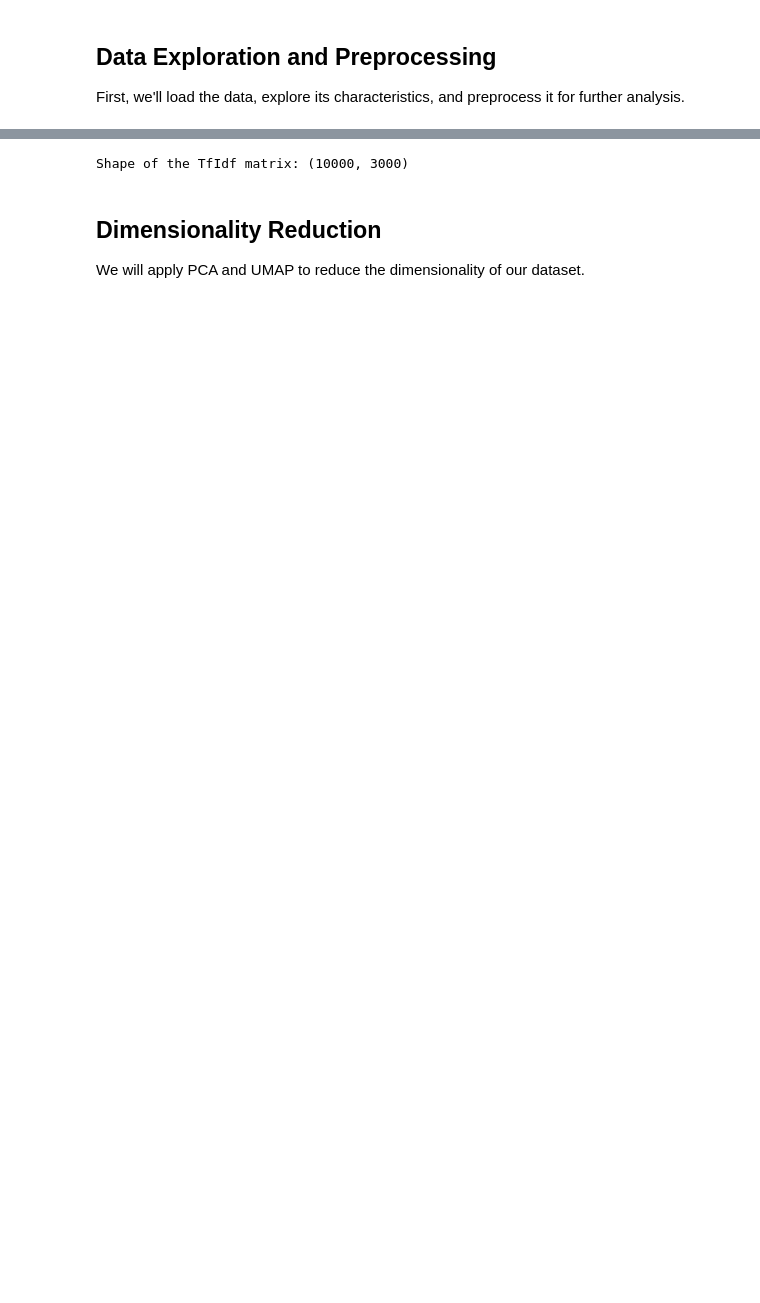
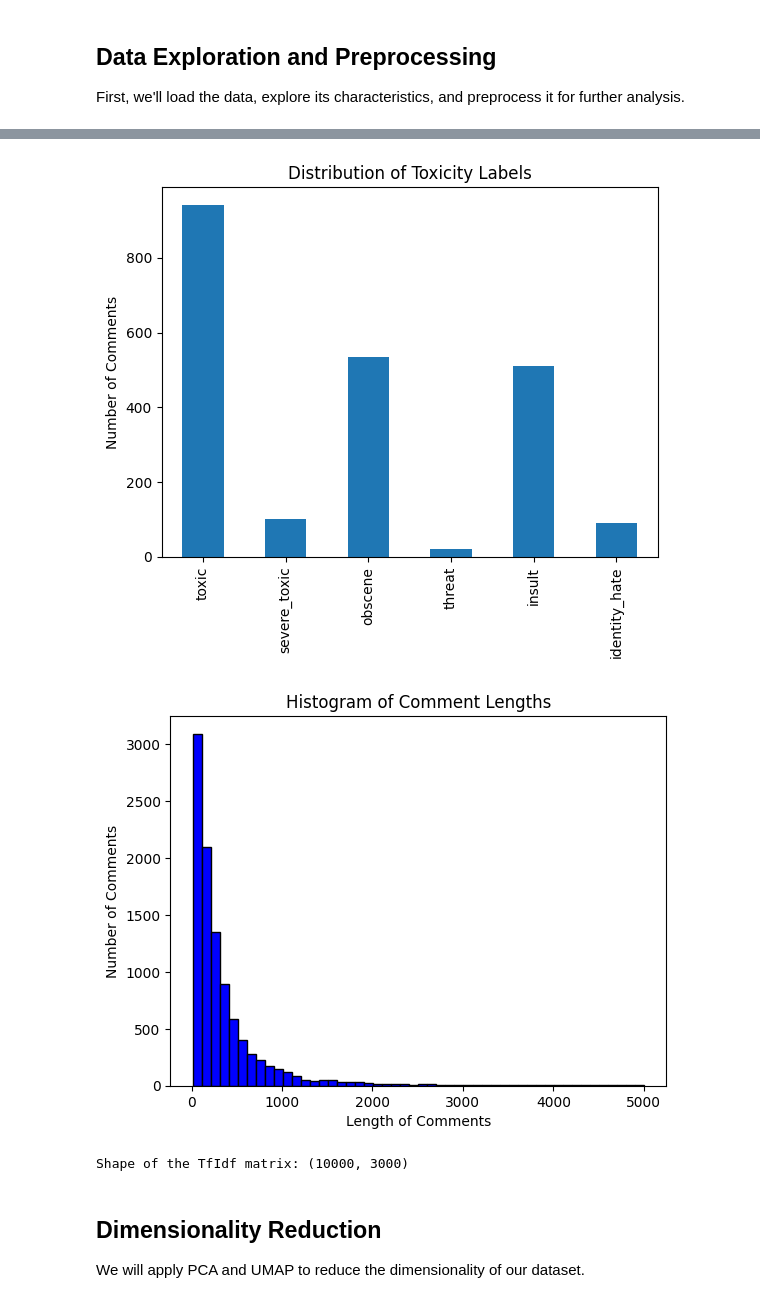
Before and after one commit to alex-teren/ML_Kaggle-2, a Jupyter notebook: EDA/Unsupervised_Learning.ipynb, the cells around one changed output, grey strips where cells are left out. Cells and saved outputs as stored; diff of their text form; code cells hidden in the pictures; blank space fills up the shorter version.

```diff
--- a/EDA/Unsupervised_Learning.ipynb
+++ b/EDA/Unsupervised_Learning.ipynb
@@ -64,6 +64,24 @@ memory usage: 703.1+ KB
 | 125326 | 9e5b8e8fc1ff2e84 | "\n\n Birthday \n\nNo worries, It... | 0 | 0 | 0 | 0 | 0 | 0 |
 | 111256 | 5332799e706665a6 | Pseudoscience category? \n\nI'm a... | 0 | 0 | 0 | 0 | 0 | 0 |
 | 83590 | dfa7d8f0b4366680 | (and if such phrase exists, it wo... | 0 | 0 | 0 | 0 | 0 | 0 |
+# %%
+# Additional EDA: Exploring the distribution of different toxicity labels
+label_cols = ['toxic', 'severe_toxic', 'obscene', 'threat', 'insult', 'identity_hate']
+train_df[label_cols].sum().plot(kind='bar')
+plt.title('Distribution of Toxicity Labels')
+plt.ylabel('Number of Comments')
+plt.show()
+
+# Analyzing comment length
+train_df['comment_length'] = train_df['comment_text'].apply(len)
+plt.hist(train_df['comment_length'], bins=50, color='blue', edgecolor='black')
+plt.title('Histogram of Comment Lengths')
+plt.xlabel('Length of Comments')
+plt.ylabel('Number of Comments')
+plt.show()
+# %% [output]
+[figure, added]
+[figure, added]
 # %%
 # Preprocessing steps including text cleaning and vectorization
 # Function to clean the text
```
Also changed, not shown: parts of 7 cells of this notebook.
